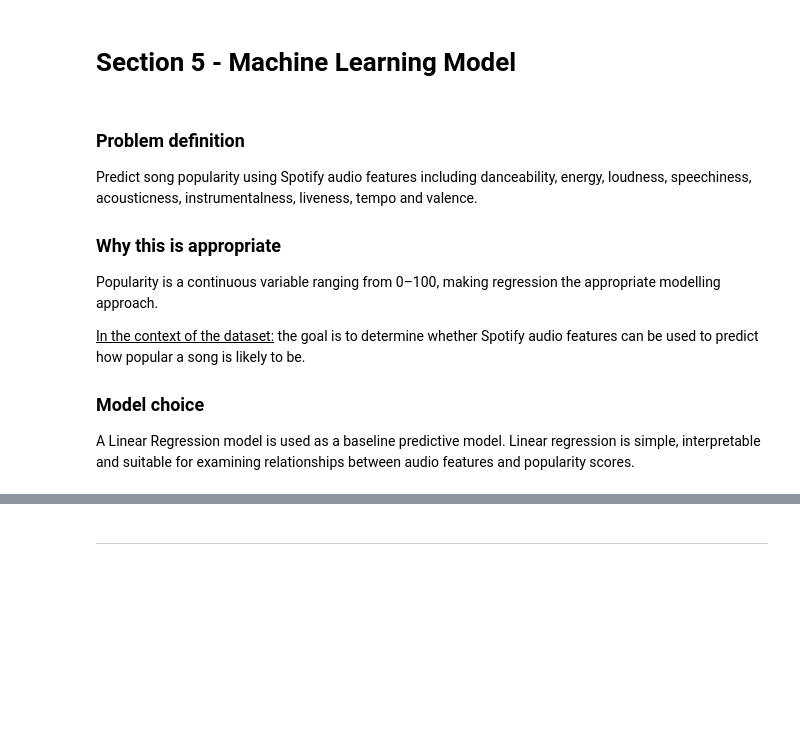
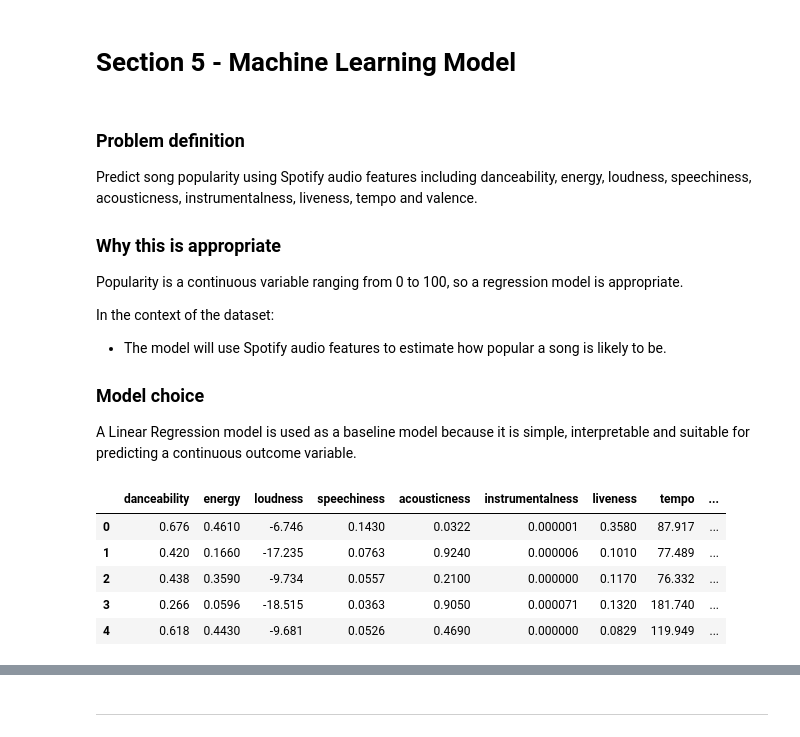
Before and after one commit to priyanatt/spotify-popularity-analysis, a Jupyter notebook: jupyter_notebooks/Statistical_Analysis_&_Modelling.ipynb, the cells around one changed output, grey strips where cells are left out. Cells and saved outputs as stored; diff of their text form; code cells hidden in the pictures; blank space fills up the shorter version.

```diff
--- a/jupyter_notebooks/Statistical_Analysis_&_Modelling.ipynb
+++ b/jupyter_notebooks/Statistical_Analysis_&_Modelling.ipynb
@@ -252,10 +258,11 @@ Predict song popularity using Spotify audio features including danceability, ene
 
 ### Why this is appropriate
 
-Popularity is a continuous variable ranging from 0–100, making regression the appropriate modelling approach.
+Popularity is a continuous variable ranging from 0 to 100, so a regression model is appropriate.
 
-<u>In the context of the dataset:</u> the goal is to determine whether Spotify audio features can be used to predict how popular a song is likely to be.
+In the context of the dataset:
+- The model will use Spotify audio features to estimate how popular a song is likely to be.
 
 ### Model choice
 
-A Linear Regression model is used as a baseline predictive model. Linear regression is simple, interpretable and suitable for examining relationships between audio features and popularity scores.
+A Linear Regression model is used as a baseline model because it is simple, interpretable and suitable for predicting a continuous outcome variable.
@@ -261,0 +273,24 @@ A Linear Regression model is used as a baseline predictive model. Linear regress
+# %%
+feature_cols = [
+    "danceability",
+    "energy",
+    "loudness",
+    "speechiness",
+    "acousticness",
+    "instrumentalness",
+    "liveness",
+    "tempo",
+    "valence"
+]
+
+X = df[feature_cols]
+y = df["popularity"]
+
+X.head()
+# %% [output]
+|  | danceability | energy | loudness | speechiness | acousticness | instrumentalness | liveness | tempo | ... |
+| 0 | 0.676 | 0.4610 | -6.746 | 0.1430 | 0.0322 | 0.000001 | 0.3580 | 87.917 | ... |
+| 1 | 0.420 | 0.1660 | -17.235 | 0.0763 | 0.9240 | 0.000006 | 0.1010 | 77.489 | ... |
+| 2 | 0.438 | 0.3590 | -9.734 | 0.0557 | 0.2100 | 0.000000 | 0.1170 | 76.332 | ... |
+| 3 | 0.266 | 0.0596 | -18.515 | 0.0363 | 0.9050 | 0.000071 | 0.1320 | 181.740 | ... |
+| 4 | 0.618 | 0.4430 | -9.681 | 0.0526 | 0.4690 | 0.000000 | 0.0829 | 119.949 | ... |
```
Also changed, not shown: parts of 14 cells of this notebook.
